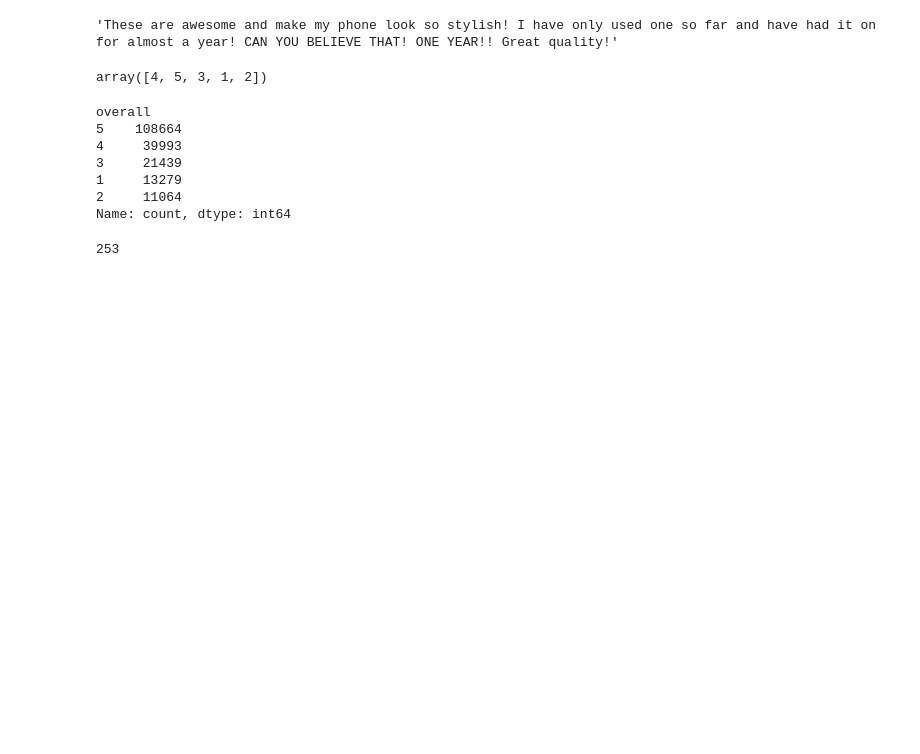
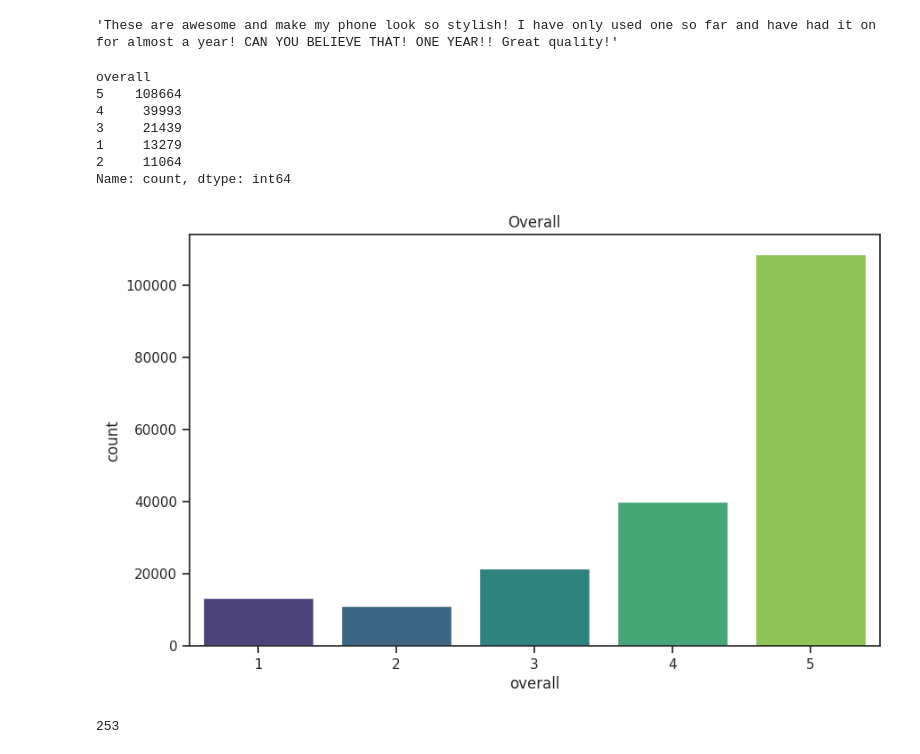
Before and after one commit to abhinowo/LP-DA, a Jupyter notebook: reviewsSeries/lp-1/amazon.ipynb, the cells around one changed output. Saved outputs shown, nothing was run; the diff lists cells and outputs as text; code cells hidden in the pictures; blank space fills up the shorter version.

```diff
--- a/reviewsSeries/lp-1/amazon.ipynb
+++ b/reviewsSeries/lp-1/amazon.ipynb
@@ -118,19 +115,25 @@ df['reviewText'].loc[2]
 # %% [output]
 'These are awesome and make my phone look so stylish! I have only used one so far and have had it on for almost a year! CAN YOU BELIEVE THAT! ONE YEAR!! Great quality!'
 # %%
-df['overall'].unique()
+df['overall'].value_counts()
 # %% [output]
-array([4, 5, 3, 1, 2])
+overall
+5    108664
+4     39993
+3     21439
+1     13279
+2     11064
+Name: count, dtype: int64
-# %%
-df['overall'].value_counts().head()
-# %% [output]
-overall
-5    108664
-4     39993
-3     21439
-1     13279
-2     11064
-Name: count, dtype: int64
+# %%
+# make a graph about the overall
+
+plt.figure(figsize=(10, 6))
+sns.set_theme(style="ticks")
+sns.countplot(x='overall', data=df, palette='viridis')
+plt.title('Overall')
+plt.show()
+# %% [output]
+[figure, added]
 # %%
 # find duplicate value on reviewText
 df['reviewText'].duplicated().sum()
```
Also changed, not shown: parts of 27 cells of this notebook.
